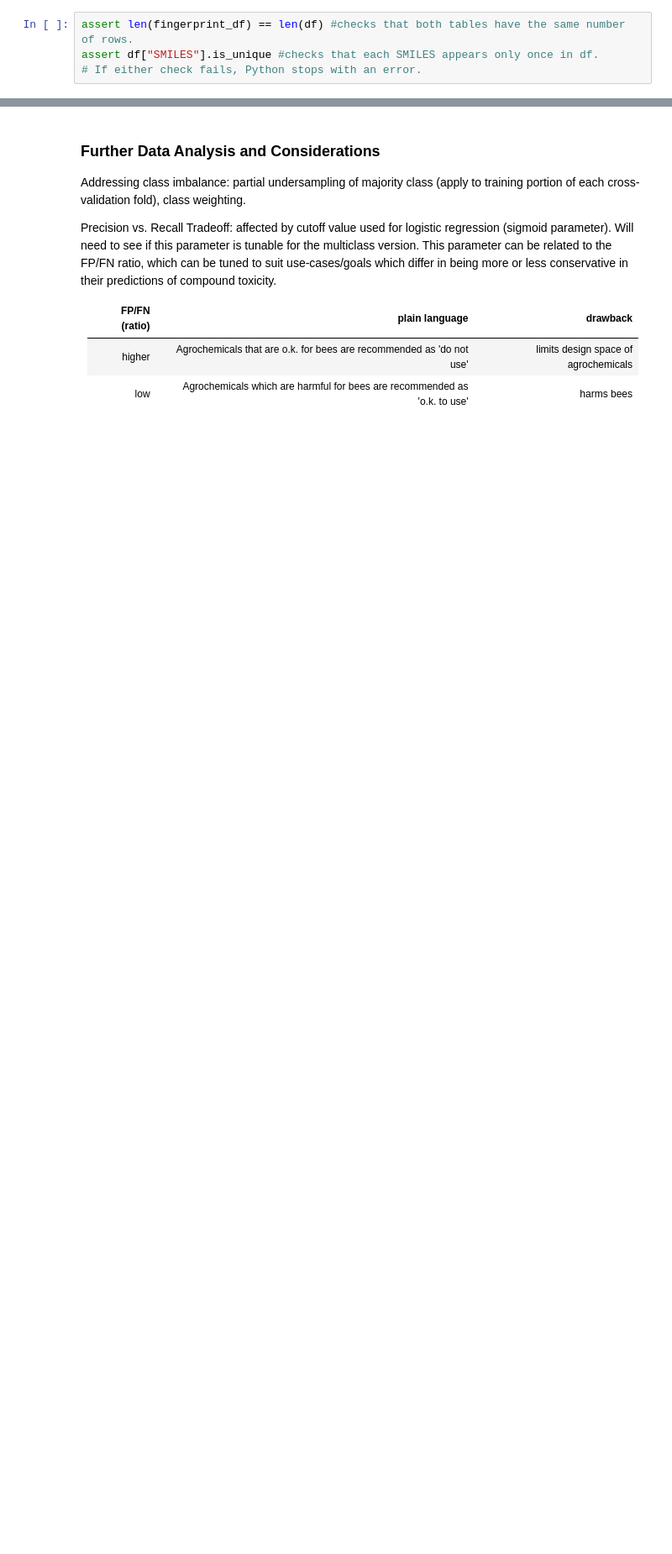
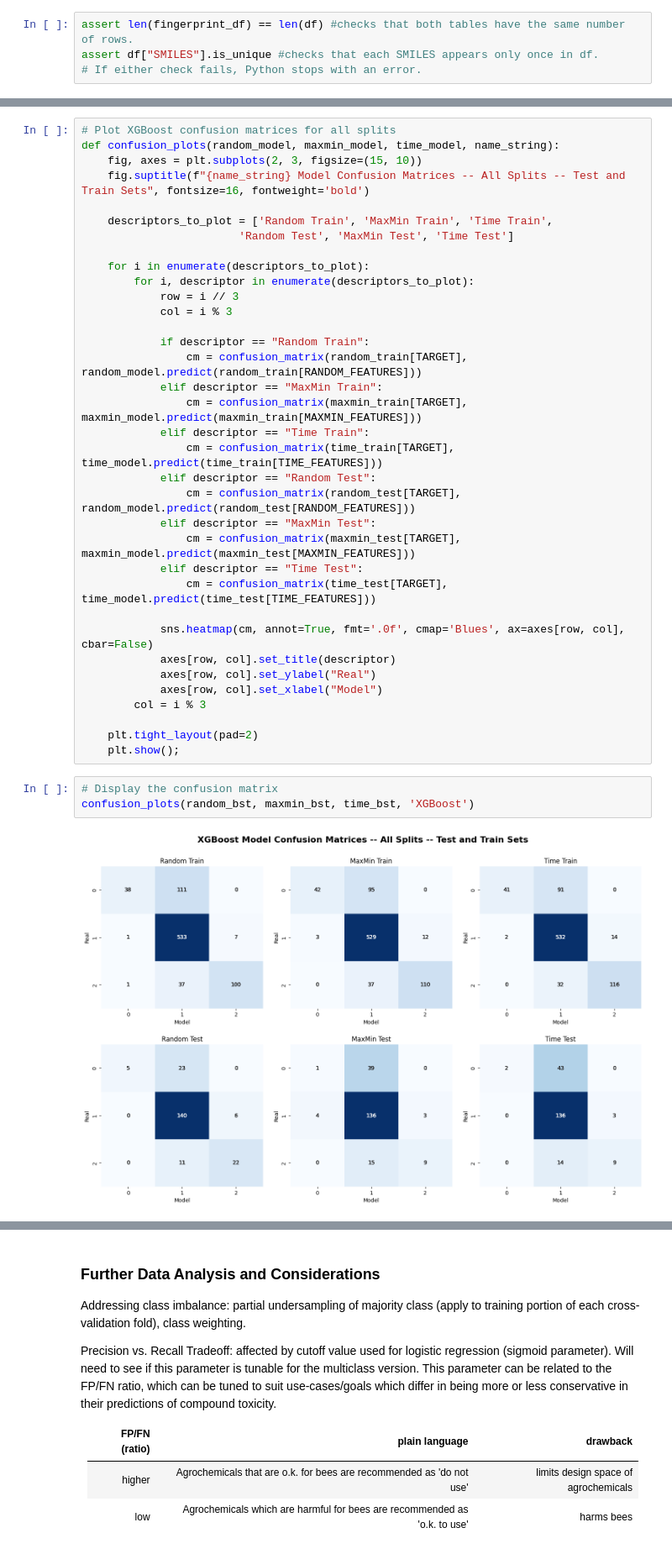
Before and after one commit to ella-satt/che1147-bees, a Jupyter notebook: notebooks/project_Linda_final.ipynb, the cells around one changed output, grey strips where cells are left out. Shown at 84% size. Drawn from its saved outputs; the diff is of its cells as text; blank space fills up the shorter version.

```diff
--- a/notebooks/project_Linda_final.ipynb
+++ b/notebooks/project_Linda_final.ipynb
@@ -653,0 +854,40 @@ plt.show();
+# %%
+# Plot XGBoost confusion matrices for all splits
+def confusion_plots(random_model, maxmin_model, time_model, name_string):
+    fig, axes = plt.subplots(2, 3, figsize=(15, 10))
+    fig.suptitle(f"{name_string} Model Confusion Matrices -- All Splits -- Test and Train Sets", fontsize=16, fontweight='bold')
+
+    descriptors_to_plot = ['Random Train', 'MaxMin Train', 'Time Train',
+                        'Random Test', 'MaxMin Test', 'Time Test']
+
+    for i in enumerate(descriptors_to_plot):
+        for i, descriptor in enumerate(descriptors_to_plot):
+            row = i // 3
+            col = i % 3
+
+            if descriptor == "Random Train":
+                cm = confusion_matrix(random_train[TARGET], random_model.predict(random_train[RANDOM_FEATURES]))
+            elif descriptor == "MaxMin Train":
+                cm = confusion_matrix(maxmin_train[TARGET], maxmin_model.predict(maxmin_train[MAXMIN_FEATURES]))
+            elif descriptor == "Time Train":
+                cm = confusion_matrix(time_train[TARGET], time_model.predict(time_train[TIME_FEATURES]))
+            elif descriptor == "Random Test":
+                cm = confusion_matrix(random_test[TARGET], random_model.predict(random_test[RANDOM_FEATURES]))
+            elif descriptor == "MaxMin Test":
+                cm = confusion_matrix(maxmin_test[TARGET], maxmin_model.predict(maxmin_test[MAXMIN_FEATURES]))
+            elif descriptor == "Time Test":
+                cm = confusion_matrix(time_test[TARGET], time_model.predict(time_test[TIME_FEATURES]))
+
+            sns.heatmap(cm, annot=True, fmt='.0f', cmap='Blues', ax=axes[row, col], cbar=False)
+            axes[row, col].set_title(descriptor)
+            axes[row, col].set_ylabel("Real")
+            axes[row, col].set_xlabel("Model")
+        col = i % 3
+
+    plt.tight_layout(pad=2)
+    plt.show();
+# %%
+# Display the confusion matrix
+confusion_plots(random_bst, maxmin_bst, time_bst, 'XGBoost')
+# %% [output]
+[figure, added]
```
Also changed, not shown: parts of 53 cells of this notebook.
